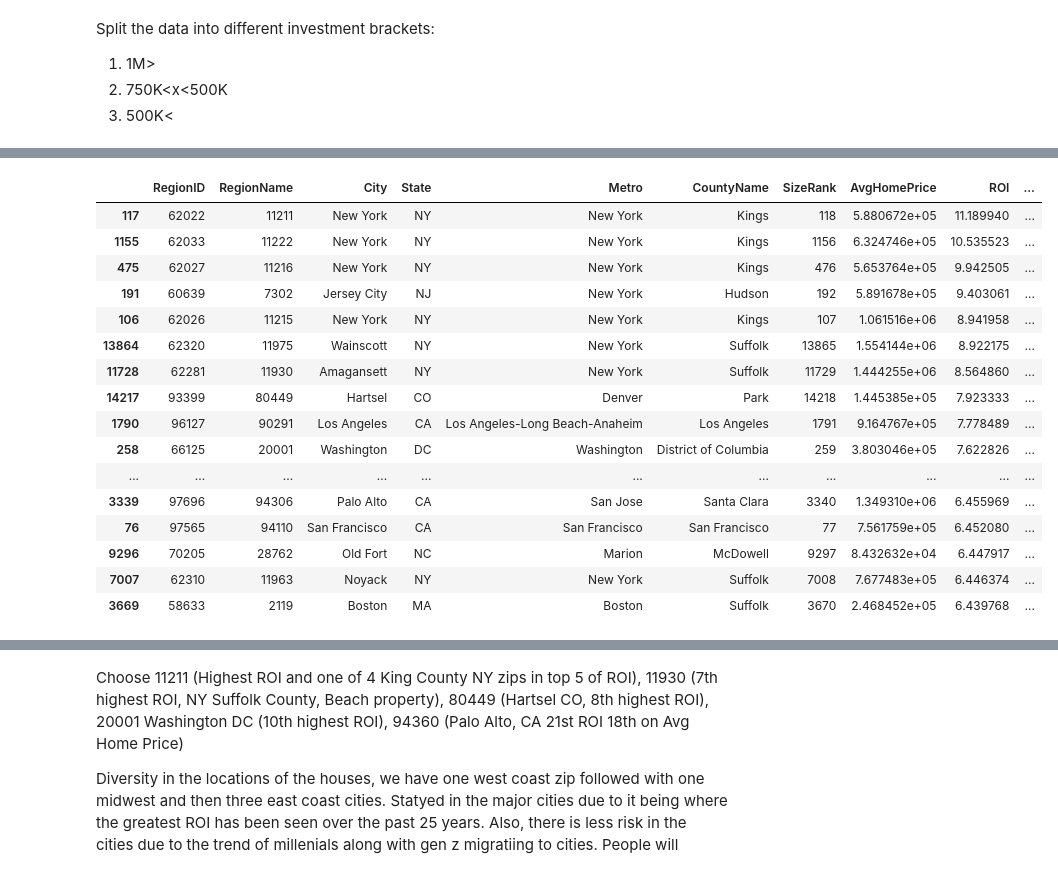
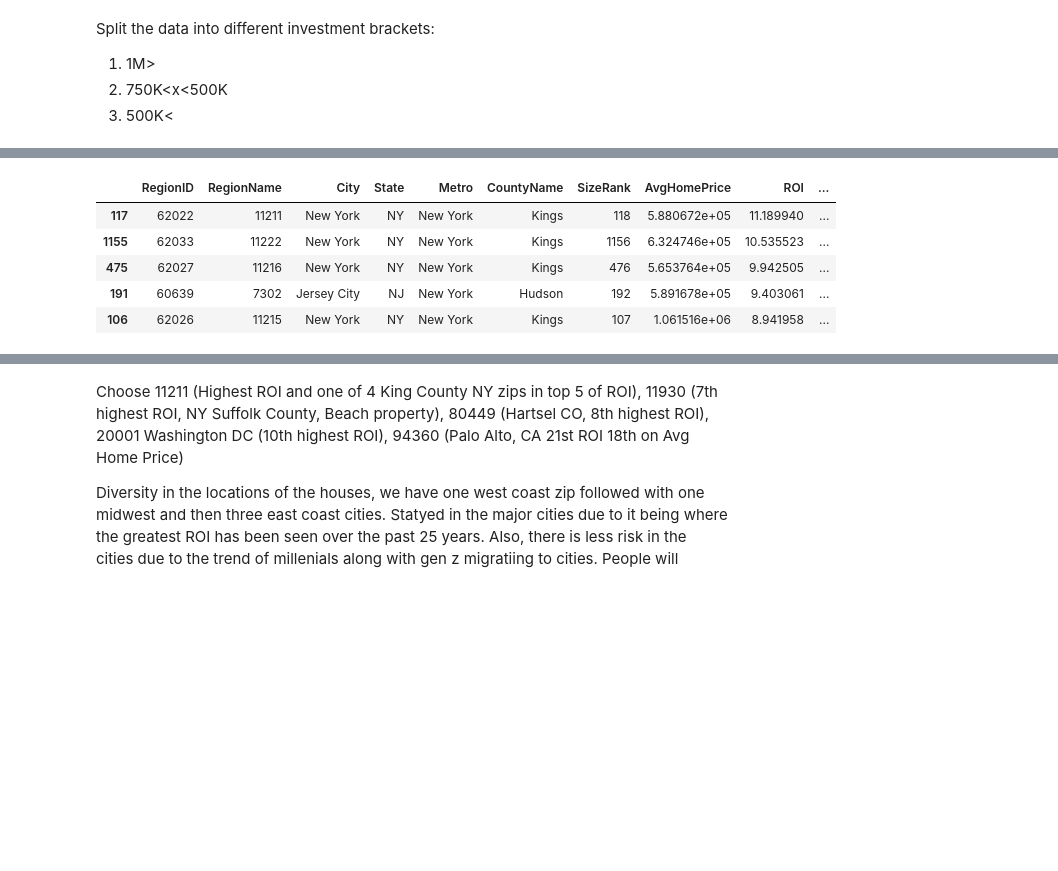
Before and after one commit to gabertooth/dsc-mod-4-project-online-ds-pt-021119, a Jupyter notebook: mod_4_starter_notebook.ipynb, the cells around one changed output, grey strips where cells are left out. Cells and saved outputs as stored; diff of their text form; code cells hidden in the pictures; blank space fills up the shorter version.

```diff
--- a/mod_4_starter_notebook.ipynb
+++ b/mod_4_starter_notebook.ipynb
@@ -84,25 +69,14 @@ top_10_Std
 # %%
 top_10_ROI= df[['RegionID', 'RegionName', 'City', 'State', 'Metro', 'CountyName', 'SizeRank', 'AvgHomePrice', 'ROI','StdPrice']].sort_values('ROI', ascending= False).head(25)
 # %%
-top_10_ROI
+top_10_ROI.head()
 # %% [output]
 |  | RegionID | RegionName | City | State | Metro | CountyName | SizeRank | AvgHomePrice | ROI | ... |
 | 117 | 62022 | 11211 | New York | NY | New York | Kings | 118 | 5.880672e+05 | 11.189940 | ... |
 | 1155 | 62033 | 11222 | New York | NY | New York | Kings | 1156 | 6.324746e+05 | 10.535523 | ... |
 | 475 | 62027 | 11216 | New York | NY | New York | Kings | 476 | 5.653764e+05 | 9.942505 | ... |
 | 191 | 60639 | 7302 | Jersey City | NJ | New York | Hudson | 192 | 5.891678e+05 | 9.403061 | ... |
 | 106 | 62026 | 11215 | New York | NY | New York | Kings | 107 | 1.061516e+06 | 8.941958 | ... |
-| 13864 | 62320 | 11975 | Wainscott | NY | New York | Suffolk | 13865 | 1.554144e+06 | 8.922175 | ... |
-| 11728 | 62281 | 11930 | Amagansett | NY | New York | Suffolk | 11729 | 1.444255e+06 | 8.564860 | ... |
-| 14217 | 93399 | 80449 | Hartsel | CO | Denver | Park | 14218 | 1.445385e+05 | 7.923333 | ... |
-| 1790 | 96127 | 90291 | Los Angeles | CA | Los Angeles-Long Beach-Anaheim | Los Angeles | 1791 | 9.164767e+05 | 7.778489 | ... |
-| 258 | 66125 | 20001 | Washington | DC | Washington | District of Columbia | 259 | 3.803046e+05 | 7.622826 | ... |
-| ... | ... | ... | ... | ... | ... | ... | ... | ... | ... | ... |
-| 3339 | 97696 | 94306 | Palo Alto | CA | San Jose | Santa Clara | 3340 | 1.349310e+06 | 6.455969 | ... |
-| 76 | 97565 | 94110 | San Francisco | CA | San Francisco | San Francisco | 77 | 7.561759e+05 | 6.452080 | ... |
-| 9296 | 70205 | 28762 | Old Fort | NC | Marion | McDowell | 9297 | 8.432632e+04 | 6.447917 | ... |
-| 7007 | 62310 | 11963 | Noyack | NY | New York | Suffolk | 7008 | 7.677483e+05 | 6.446374 | ... |
-| 3669 | 58633 | 2119 | Boston | MA | Boston | Suffolk | 3670 | 2.468452e+05 | 6.439768 | ... |
 # %%
 top_10_AvgHomePrice= df[['RegionID', 'RegionName', 'City', 'State', 'Metro', 'CountyName', 'SizeRank', 'AvgHomePrice', 'ROI', 'StdPrice']].sort_values('AvgHomePrice', ascending= False).head(25)
 # %%
```
Also changed, not shown: parts of 17 cells of this notebook.
